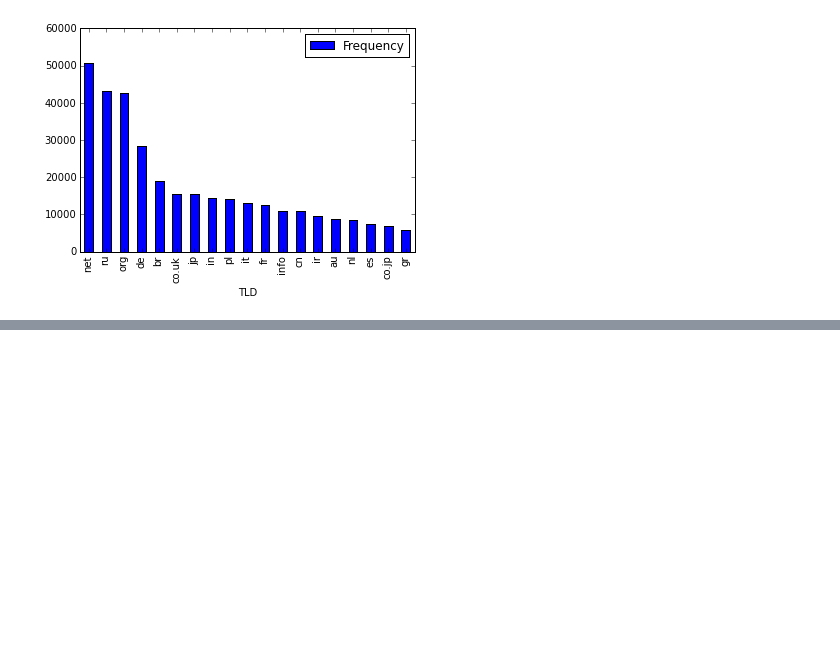
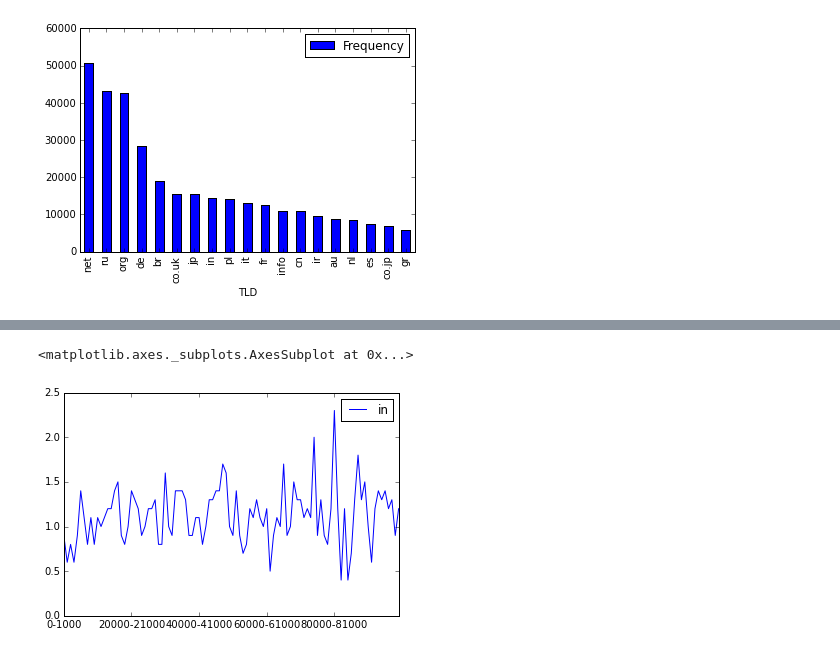
Before and after one commit to kyogesh/pandas_tutorial, a Jupyter notebook: Alexa topsites.ipynb, the cells around one changed output, grey strips where cells are left out. Drawn from its saved outputs; the diff is of its cells as text; code cells hidden in the pictures; blank space fills up the shorter version.

```diff
--- a/Alexa topsites.ipynb
+++ b/Alexa topsites.ipynb
@@ -83,0 +100,9 @@ perc_tld[:20].plot(kind='bar')
+# %%
+#Get the percentage frequency for '.in' TLD
+perc_tld = tld_frequency('in')
+# %%
+#Plot first 100 rows
+perc_tld[:100].plot(kind='line')
+# %% [output]
+<matplotlib.axes._subplots.AxesSubplot at 0x...>
+[figure, added]
```
Also changed, not shown: parts of 7 cells of this notebook.
